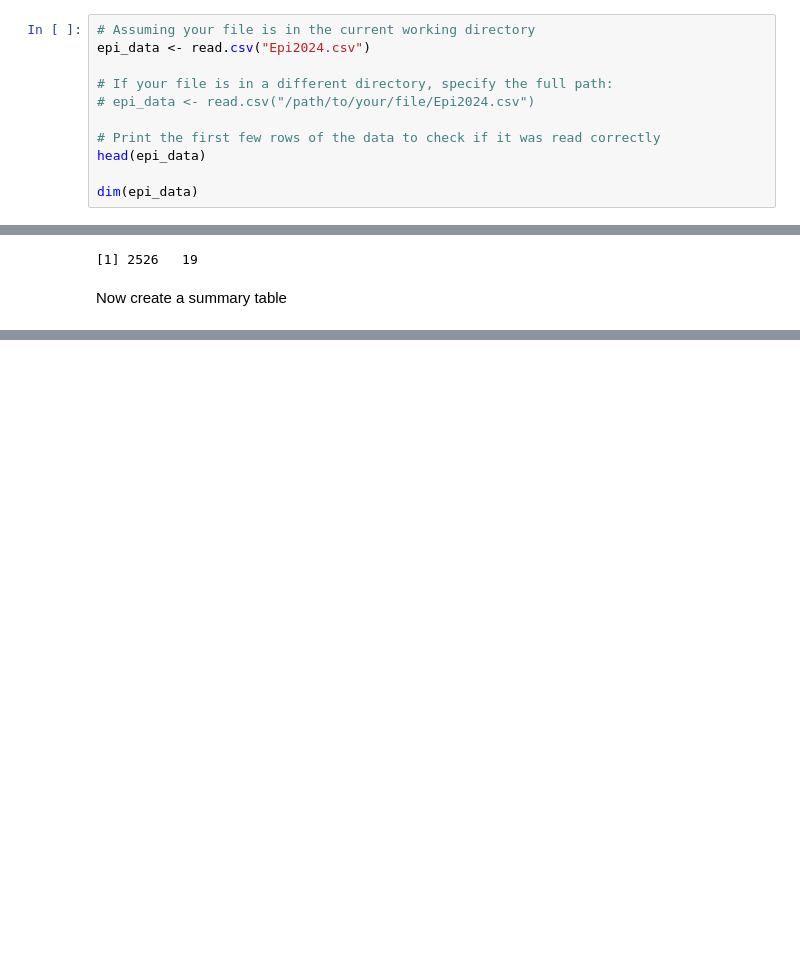
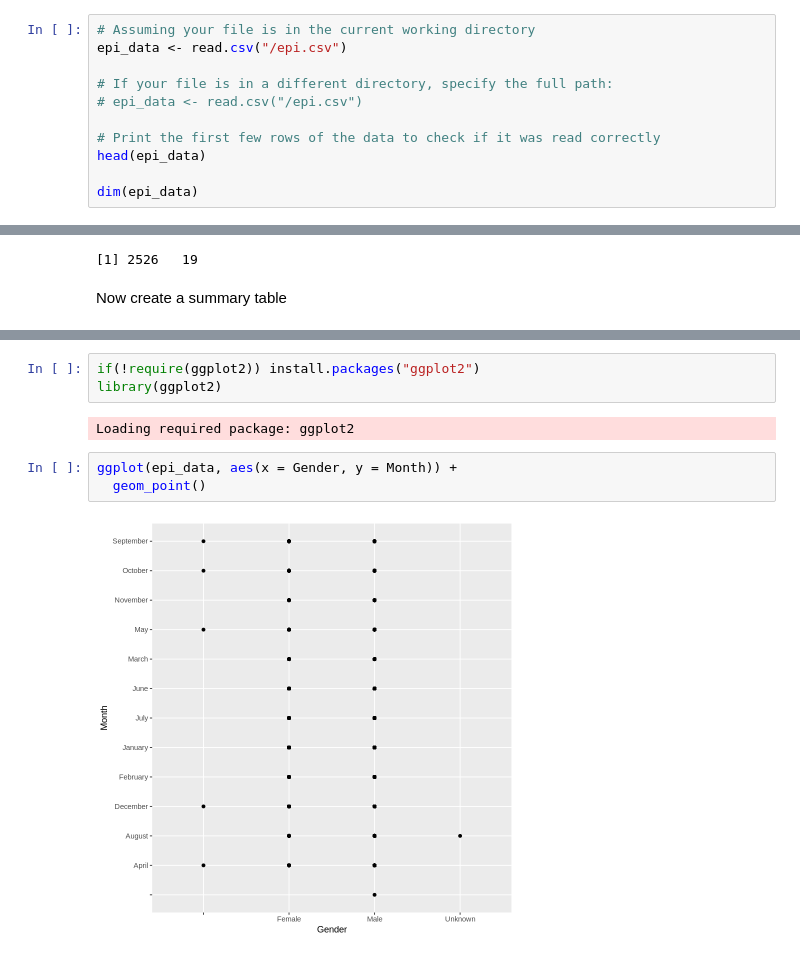
Before and after one commit to asyanez/Class5357, a Jupyter notebook: demo_for_class.ipynb, the cells around one changed output, grey strips where cells are left out. Saved outputs shown, nothing was run; the diff lists cells and outputs as text; blank space fills up the shorter version.

```diff
--- a/demo_for_class.ipynb
+++ b/demo_for_class.ipynb
@@ -4,10 +4,10 @@
 Read in my data for class
 # %%
 # Assuming your file is in the current working directory
-epi_data <- read.csv("Epi2024.csv")
+epi_data <- read.csv("/epi.csv")
 
 # If your file is in a different directory, specify the full path:
-# epi_data <- read.csv("/path/to/your/file/Epi2024.csv")
+# epi_data <- read.csv("/epi.csv")
 
 # Print the first few rows of the data to check if it was read correctly
 head(epi_data)
@@ -79,0 +42,10 @@ ERROR: Error in library(flextable): there is no package called ‘flextable’
+# %%
+if(!require(ggplot2)) install.packages("ggplot2")
+library(ggplot2)
+# %% [output]
+Loading required package: ggplot2
+# %%
+ggplot(epi_data, aes(x = Gender, y = Month)) +
+  geom_point()
+# %% [output]
+[figure, added]
```
Also changed, not shown: parts of 11 cells of this notebook.
